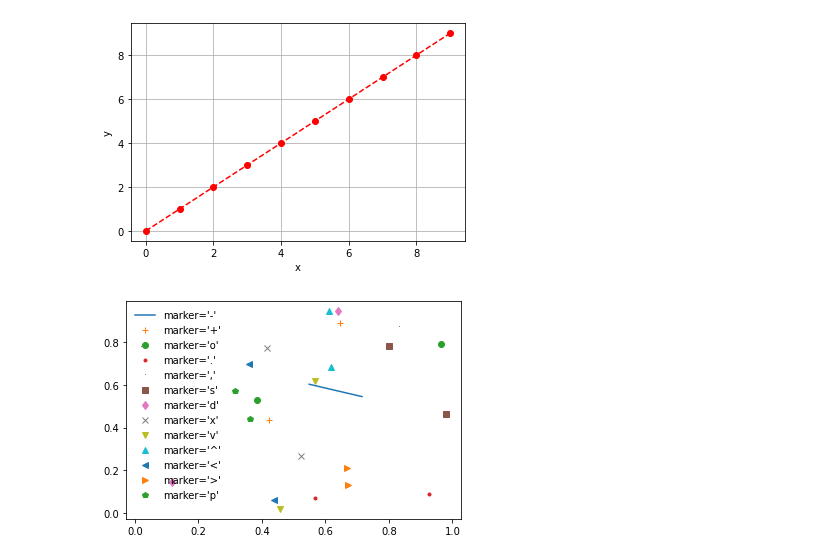
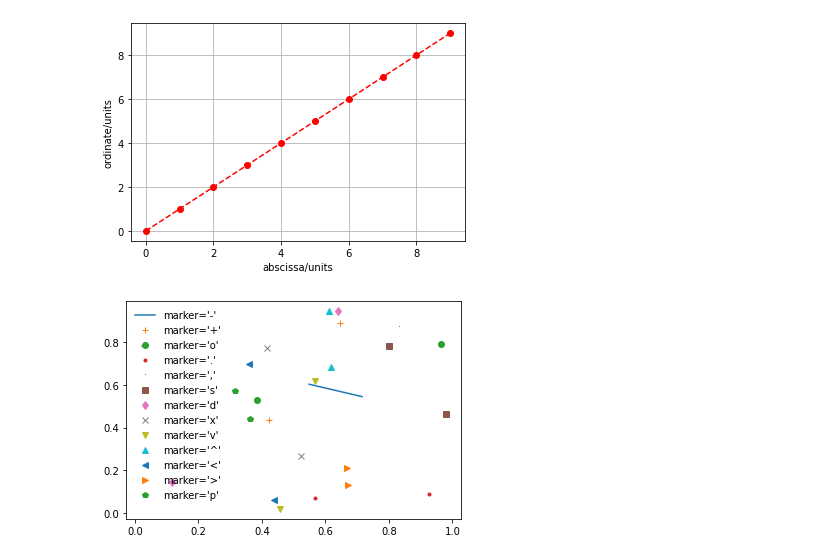
Before and after one commit to jpsastrodemedjo/port_source, a Jupyter notebook: content/Articles/training.ipynb, the cells around one changed output. Saved outputs shown, nothing was run; the diff lists cells and outputs as text; code cells hidden in the pictures.

```diff
--- a/content/Articles/training.ipynb
+++ b/content/Articles/training.ipynb
@@ -5,11 +5,11 @@ import matplotlib.pyplot as plt
 # %%
 
 plt.plot(range(0,10),'ro--')
-plt.xlabel('x')
-plt.ylabel('y')
+plt.xlabel('abscissa/units')
+plt.ylabel('ordinate/units')
 plt.grid(True)
 # %% [output]
-[figure, old version]
+[figure, new version]
 # %%
 markers = ['-','+','o','.',',','s','d','x','v','^','<','>','p']
 
```
